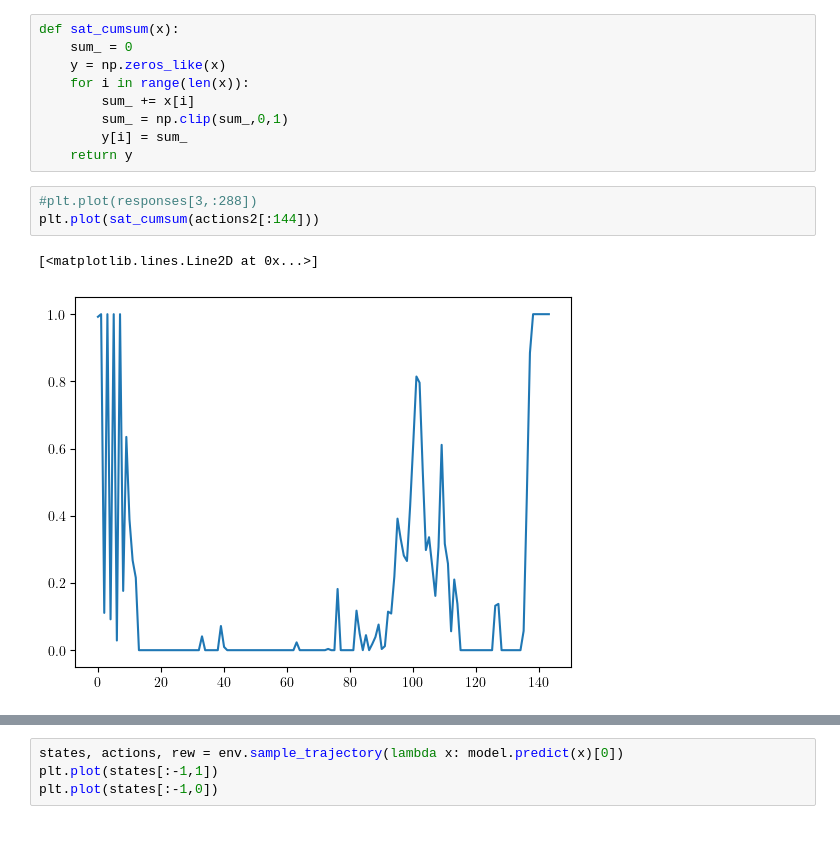
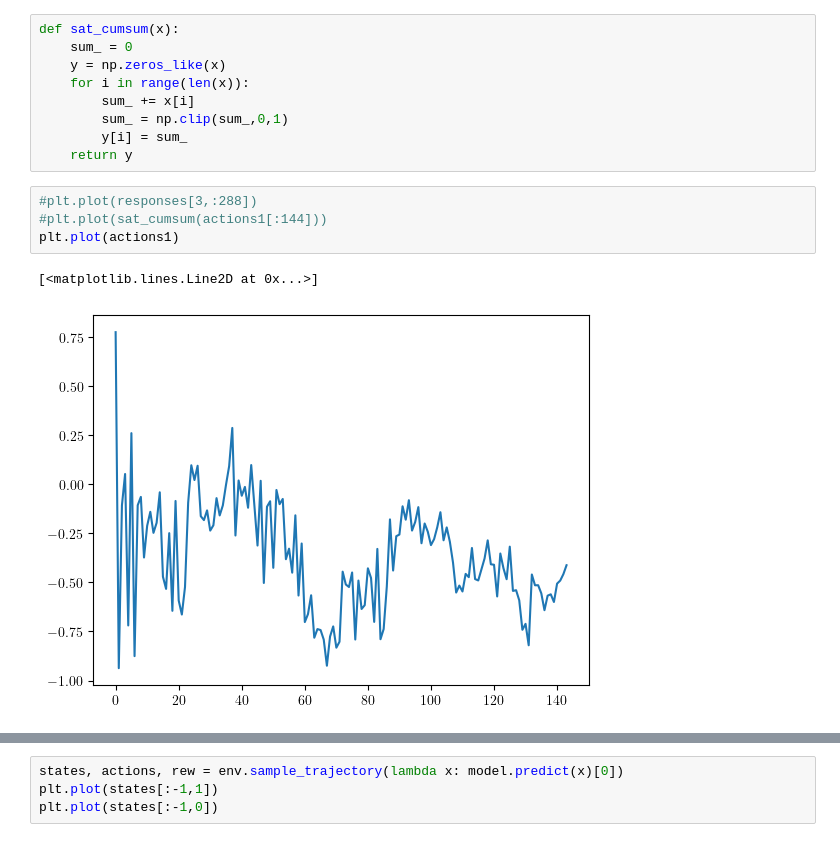
Before and after one commit to Claudio-zb/RL_WEF_MS, a Jupyter notebook: prando3.ipynb, the cells around one changed output, grey strips where cells are left out. Saved outputs shown, nothing was run; the diff lists cells and outputs as text.

```diff
--- a/prando3.ipynb
+++ b/prando3.ipynb
@@ -149,10 +153,11 @@ def sat_cumsum(x):
     return y
 # %%
 #plt.plot(responses[3,:288])
-plt.plot(sat_cumsum(actions2[:144]))
+#plt.plot(sat_cumsum(actions1[:144]))
+plt.plot(actions1)
 # %% [output]
 [<matplotlib.lines.Line2D at 0x...>]
-[figure, old version]
+[figure, new version]
 # %%
 plt.plot(responses[3,:-1])
 # %% [output]
```
Also changed, not shown: parts of 14 cells of this notebook, 3 other files.
